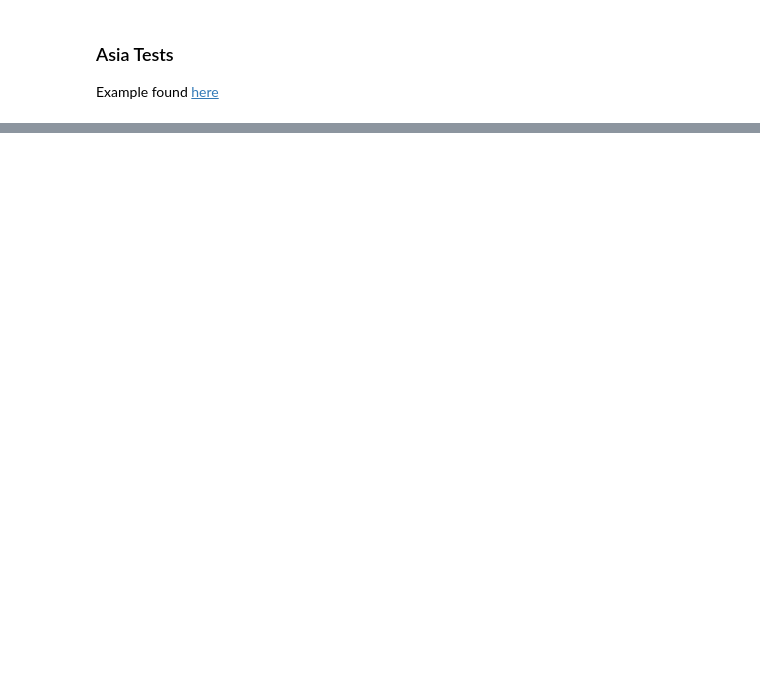
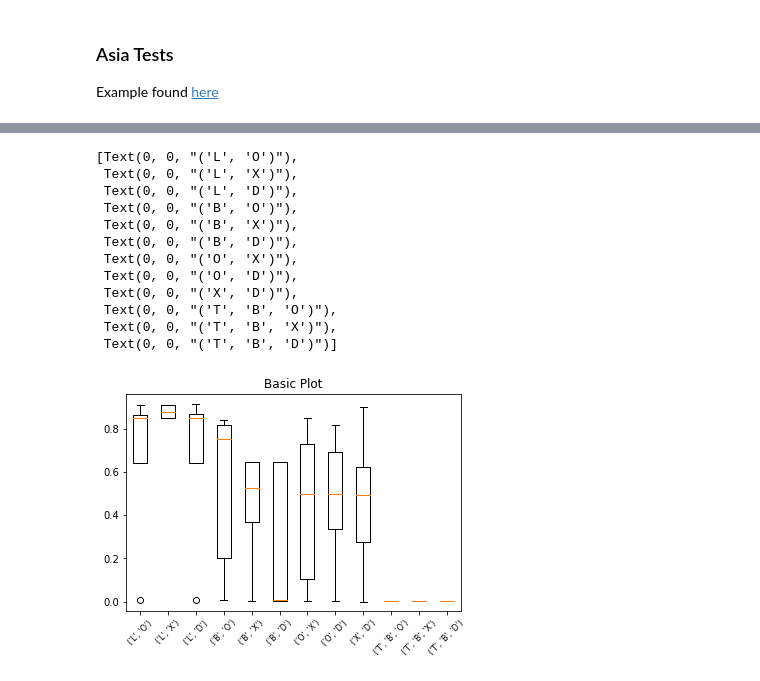
Before and after one commit to nico-espinosadice/abductive-theory, a Jupyter notebook: hyp-functionality.ipynb, the cells around one changed output, grey strips where cells are left out. Saved outputs shown, nothing was run; the diff lists cells and outputs as text; code cells hidden in the pictures; blank space fills up the shorter version.

```diff
--- a/hyp-functionality.ipynb
+++ b/hyp-functionality.ipynb
@@ -448,0 +528,20 @@ potential hypothesis h|o {('V', 'O'): 0.008466027288745685, ('V', 'T', 'L'): 7.1
+# %%
+fig1, ax1 = plt.subplots()
+ax1.set_title('Basic Plot')
+ax1.boxplot(all_data[int(len(all_data)/4):int(len(all_data)/2)])
+ax1.set_xticklabels(list(final_results.keys())[int(len(final_results.keys())/4):int(len(final_results.keys())/2)],
+                    rotation=45, fontsize=8)
+# %% [output]
+[Text(0, 0, "('L', 'O')"),
+ Text(0, 0, "('L', 'X')"),
+ Text(0, 0, "('L', 'D')"),
+ Text(0, 0, "('B', 'O')"),
+ Text(0, 0, "('B', 'X')"),
+ Text(0, 0, "('B', 'D')"),
+ Text(0, 0, "('O', 'X')"),
+ Text(0, 0, "('O', 'D')"),
+ Text(0, 0, "('X', 'D')"),
+ Text(0, 0, "('T', 'B', 'O')"),
+ Text(0, 0, "('T', 'B', 'X')"),
+ Text(0, 0, "('T', 'B', 'D')")]
+[figure, added]
```
Also changed, not shown: parts of 43 cells of this notebook, 1 other file.
